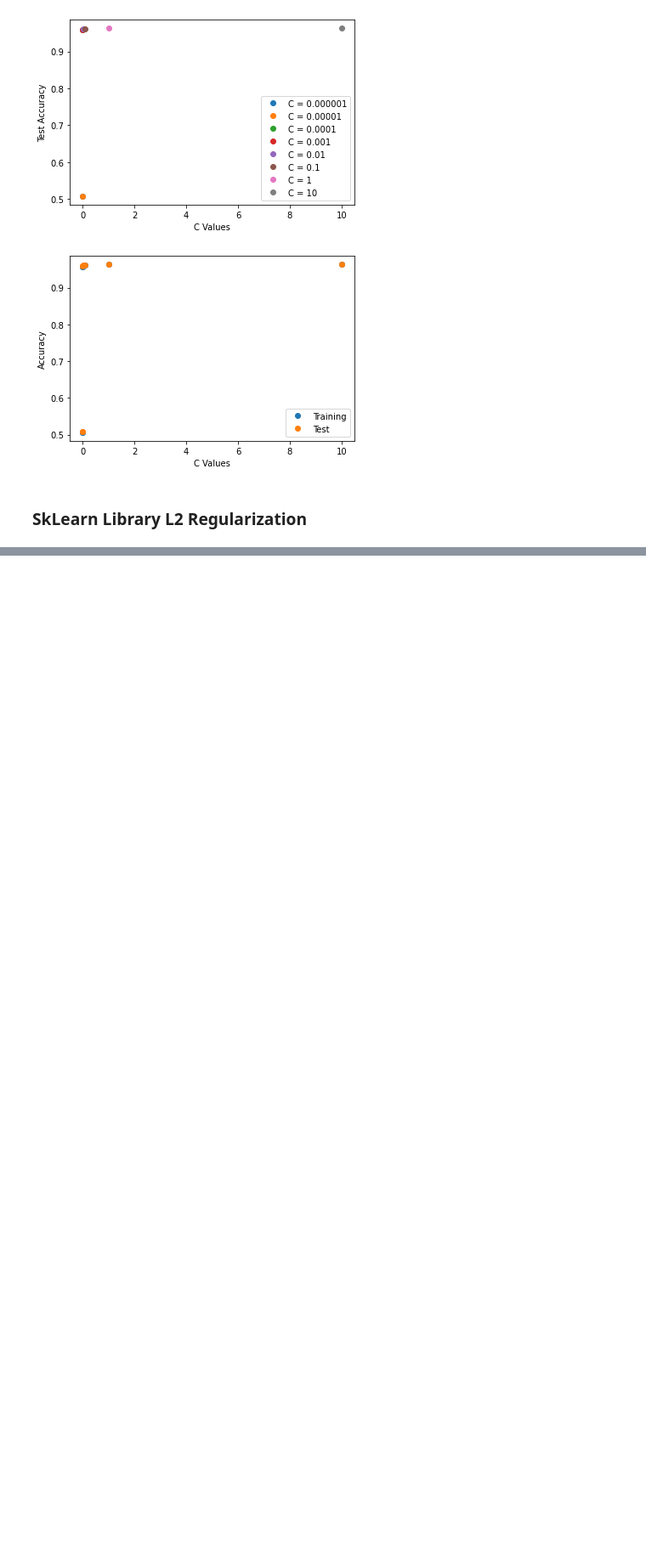
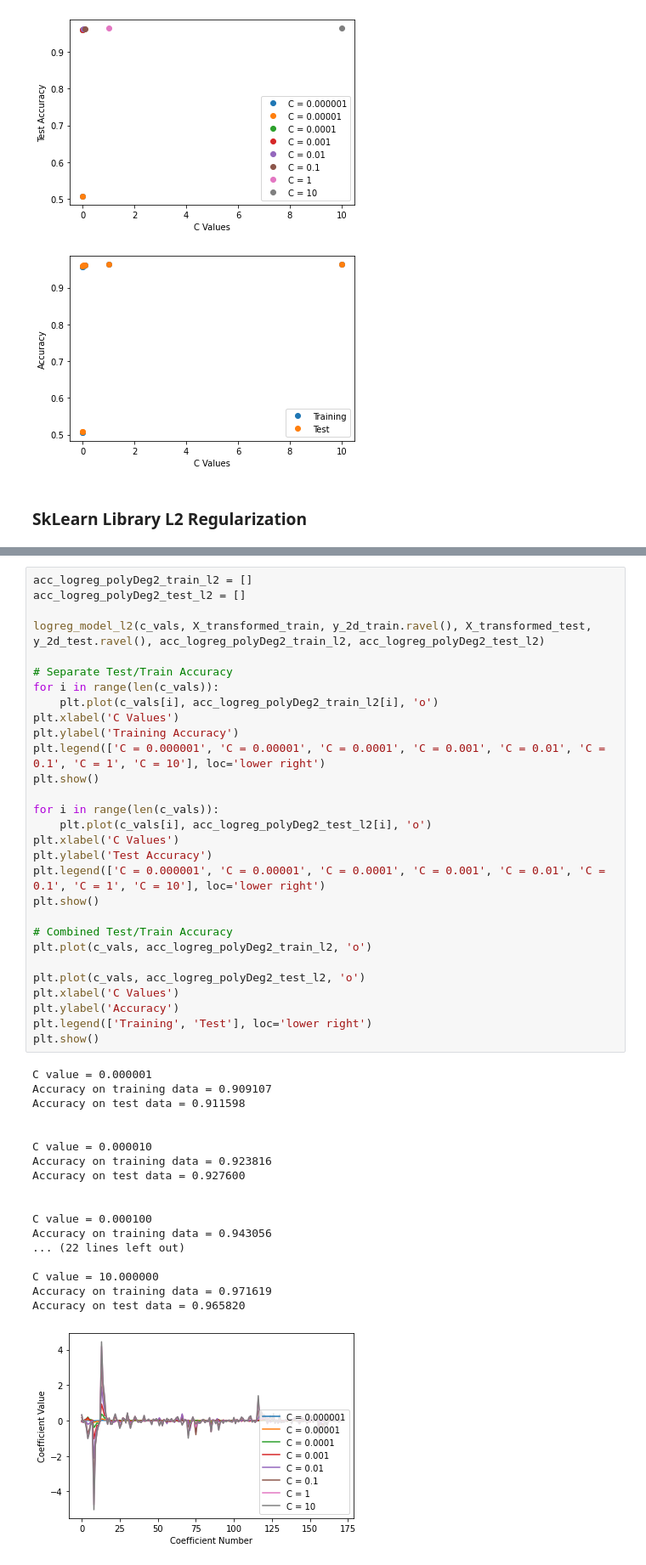
Before and after one commit to linamanda/LoLResultPrediction, a Jupyter notebook: LogisticRegression.ipynb, the cells around one changed output, grey strips where cells are left out. Shown: that part at 85% size. Drawn from its saved outputs; the diff is of its cells as text; blank space fills up the shorter version.

```diff
--- a/LogisticRegression.ipynb
+++ b/LogisticRegression.ipynb
@@ -315,0 +365,48 @@ logreg_model_l1
+# %%
+acc_logreg_polyDeg2_train_l2 = []
+acc_logreg_polyDeg2_test_l2 = []
+
+logreg_model_l2(c_vals, X_transformed_train, y_2d_train.ravel(), X_transformed_test, y_2d_test.ravel(), acc_logreg_polyDeg2_train_l2, acc_logreg_polyDeg2_test_l2)
+
+# Separate Test/Train Accuracy
+for i in range(len(c_vals)):
+    plt.plot(c_vals[i], acc_logreg_polyDeg2_train_l2[i], 'o')
+plt.xlabel('C Values')
+plt.ylabel('Training Accuracy')
+plt.legend(['C = 0.000001', 'C = 0.00001', 'C = 0.0001', 'C = 0.001', 'C = 0.01', 'C = 0.1', 'C = 1', 'C = 10'], loc='lower right')
+plt.show()
+
+for i in range(len(c_vals)):
+    plt.plot(c_vals[i], acc_logreg_polyDeg2_test_l2[i], 'o')
+plt.xlabel('C Values')
+plt.ylabel('Test Accuracy')
+plt.legend(['C = 0.000001', 'C = 0.00001', 'C = 0.0001', 'C = 0.001', 'C = 0.01', 'C = 0.1', 'C = 1', 'C = 10'], loc='lower right')
+plt.show()
+
+# Combined Test/Train Accuracy
+plt.plot(c_vals, acc_logreg_polyDeg2_train_l2, 'o')
+
+plt.plot(c_vals, acc_logreg_polyDeg2_test_l2, 'o')
+plt.xlabel('C Values')
+plt.ylabel('Accuracy')
+plt.legend(['Training', 'Test'], loc='lower right')
+plt.show()
+# %% [output]
+C value = 0.000001
+Accuracy on training data = 0.909107
+Accuracy on test data = 0.911598
+
+
+C value = 0.000010
+Accuracy on training data = 0.923816
+Accuracy on test data = 0.927600
+
+
+C value = 0.000100
+Accuracy on training data = 0.943056
+... (22 lines left out)
+
+C value = 10.000000
+Accuracy on training data = 0.971619
+Accuracy on test data = 0.965820
+[figure, added]
```
Also changed, not shown: parts of 10 cells of this notebook, 1 other file.
